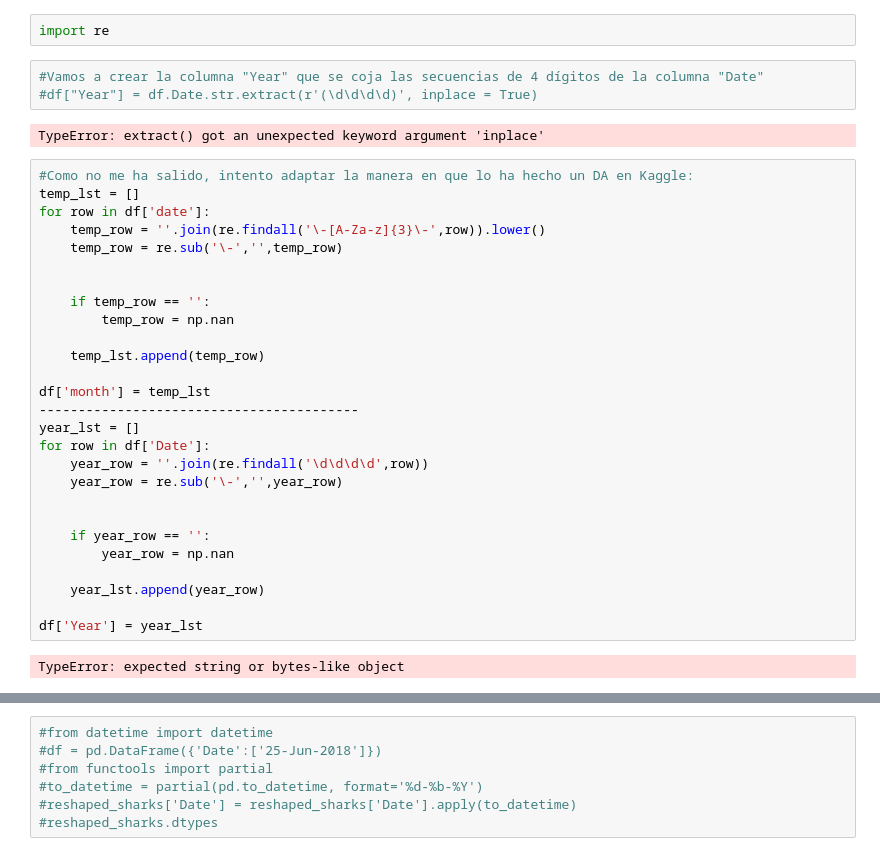
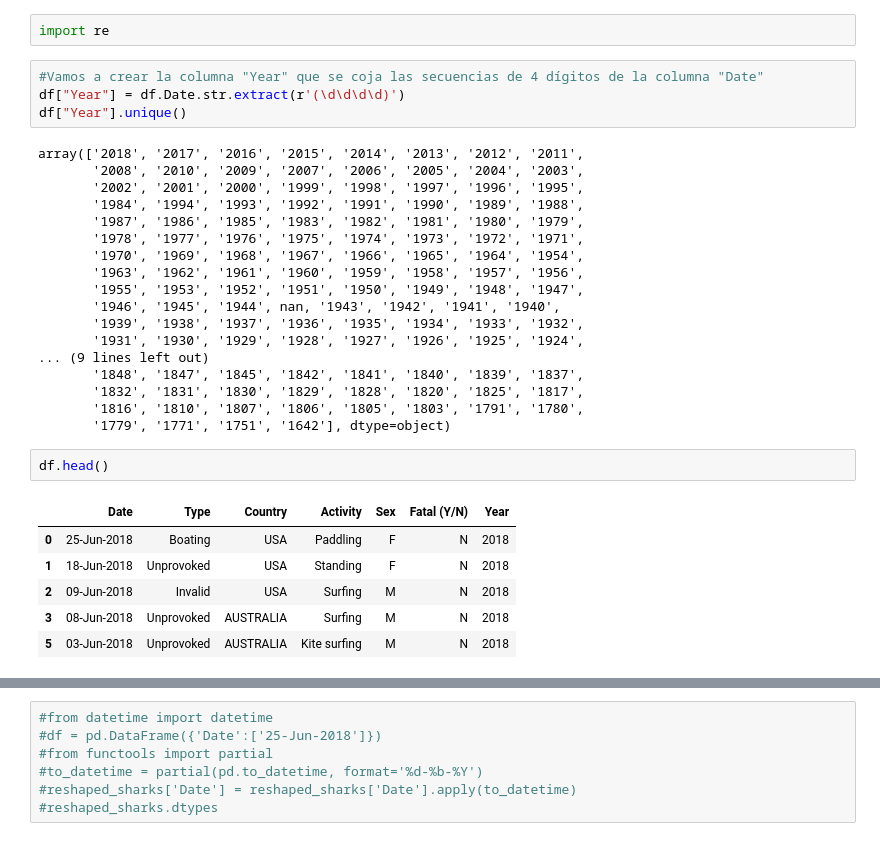
Before and after one commit to Blancurri/PR02_Pandas_Sharks, a Jupyter notebook: Project 2 - Shark Attacks.ipynb, the cells around one changed output, grey strips where cells are left out. Drawn from its saved outputs; the diff is of its cells as text.

```diff
--- a/Project 2 - Shark Attacks.ipynb
+++ b/Project 2 - Shark Attacks.ipynb
@@ -566,35 +566,32 @@ df.Date.nunique()
 import re
 # %%
 #Vamos a crear la columna "Year" que se coja las secuencias de 4 dígitos de la columna "Date"
-#df["Year"] = df.Date.str.extract(r'(\d\d\d\d)', inplace = True)
+df["Year"] = df.Date.str.extract(r'(\d\d\d\d)')
+df["Year"].unique()
 # %% [output]
-TypeError: extract() got an unexpected keyword argument 'inplace'
+array(['2018', '2017', '2016', '2015', '2014', '2013', '2012', '2011',
+       '2008', '2010', '2009', '2007', '2006', '2005', '2004', '2003',
+       '2002', '2001', '2000', '1999', '1998', '1997', '1996', '1995',
+       '1984', '1994', '1993', '1992', '1991', '1990', '1989', '1988',
+       '1987', '1986', '1985', '1983', '1982', '1981', '1980', '1979',
+       '1978', '1977', '1976', '1975', '1974', '1973', '1972', '1971',
+       '1970', '1969', '1968', '1967', '1966', '1965', '1964', '1954',
+       '1963', '1962', '1961', '1960', '1959', '1958', '1957', '1956',
+       '1955', '1953', '1952', '1951', '1950', '1949', '1948', '1947',
+       '1946', '1945', '1944', nan, '1943', '1942', '1941', '1940',
+       '1939', '1938', '1937', '1936', '1935', '1934', '1933', '1932',
+       '1931', '1930', '1929', '1928', '1927', '1926', '1925', '1924',
+... (9 lines left out)
+       '1848', '1847', '1845', '1842', '1841', '1840', '1839', '1837',
+       '1832', '1831', '1830', '1829', '1828', '1820', '1825', '1817',
+       '1816', '1810', '1807', '1806', '1805', '1803', '1791', '1780',
+       '1779', '1771', '1751', '1642'], dtype=object)
-# %%
-#Como no me ha salido, intento adaptar la manera en que lo ha hecho un DA en Kaggle:
-temp_lst = []
-for row in df['date']:
-    temp_row = ''.join(re.findall('\-[A-Za-z]{3}\-',row)).lower()
-    temp_row = re.sub('\-','',temp_row)
-
-
-    if temp_row == '':
-        temp_row = np.nan
-
-    temp_lst.append(temp_row)
-
-df['month'] = temp_lst
------------------------------------------
-year_lst = []
-for row in df['Date']:
-    year_row = ''.join(re.findall('\d\d\d\d',row))
-    year_row = re.sub('\-','',year_row)
-
-
-    if year_row == '':
-        year_row = np.nan
-
-    year_lst.append(year_row)
-
-df['Year'] = year_lst
-# %% [output]
-TypeError: expected string or bytes-like object
+# %%
+df.head()
+# %% [output]
+|  | Date | Type | Country | Activity | Sex | Fatal (Y/N) | Year |
+| 0 | 25-Jun-2018 | Boating | USA | Paddling | F | N | 2018 |
+| 1 | 18-Jun-2018 | Unprovoked | USA | Standing | F | N | 2018 |
+| 2 | 09-Jun-2018 | Invalid | USA | Surfing | M | N | 2018 |
+| 3 | 08-Jun-2018 | Unprovoked | AUSTRALIA | Surfing | M | N | 2018 |
+| 5 | 03-Jun-2018 | Unprovoked | AUSTRALIA | Kite surfing | M | N | 2018 |
```
Also changed, not shown: parts of 22 cells of this notebook.
